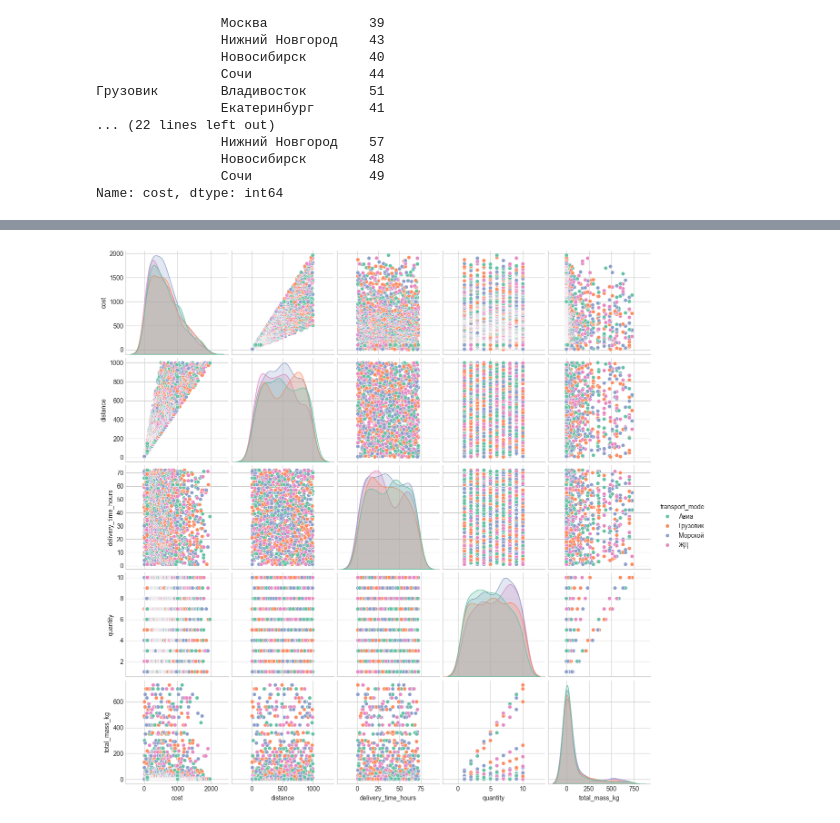
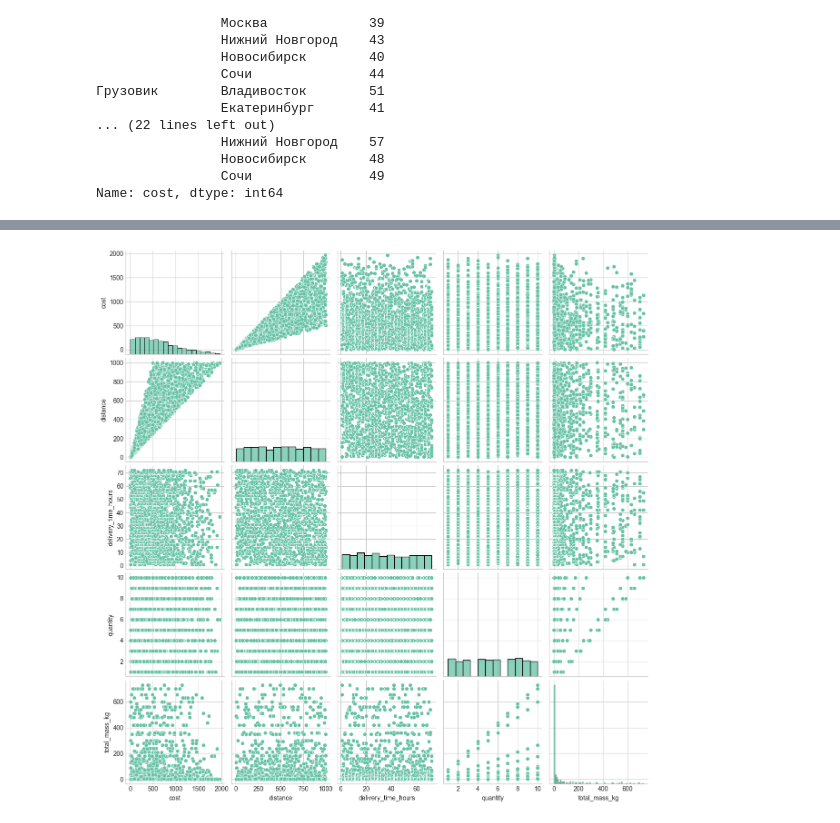
Before and after one commit to GregValdemarov/SUM_PMI3-1_Econometrics, a Jupyter notebook: Датасеты/with_date/next_try.ipynb, the cells around one changed output, grey strips where cells are left out. Saved outputs shown, nothing was run; the diff lists cells and outputs as text; code cells hidden in the pictures.

```diff
--- a/Датасеты/with_date/next_try.ipynb
+++ b/Датасеты/with_date/next_try.ipynb
@@ -240,6 +254,8 @@ spbdf = df[df['city_x'] == 'Санкт-Петербург']
 spbdf['cost'].count()
 # %% [output]
 np.int64(1764)
+# %%
+spbdf = spbdf.sort_values(by='delivery_time_hours', ascending=True)
 # %%
 spb_corr = spbdf[num_vars].corr()
 spb_corr.style.background_gradient(cmap='coolwarm')
@@ -358,5 +357,5 @@ for plot in moded_plots:
 # %%
-se.pairplot(spb[num_vars+['transport_mode']], hue='transport_mode')
+se.pairplot(spb[num_vars])
 plt.show()
 # %% [output]
-[figure, old version]
+[figure, new version]
```
Also changed, not shown: parts of 22 cells of this notebook, 5 other files.
